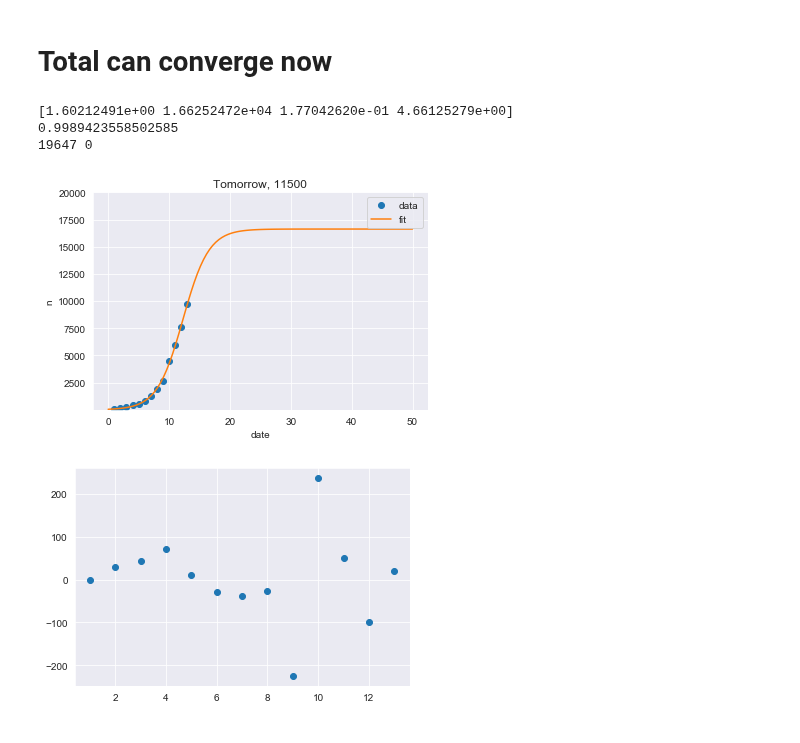
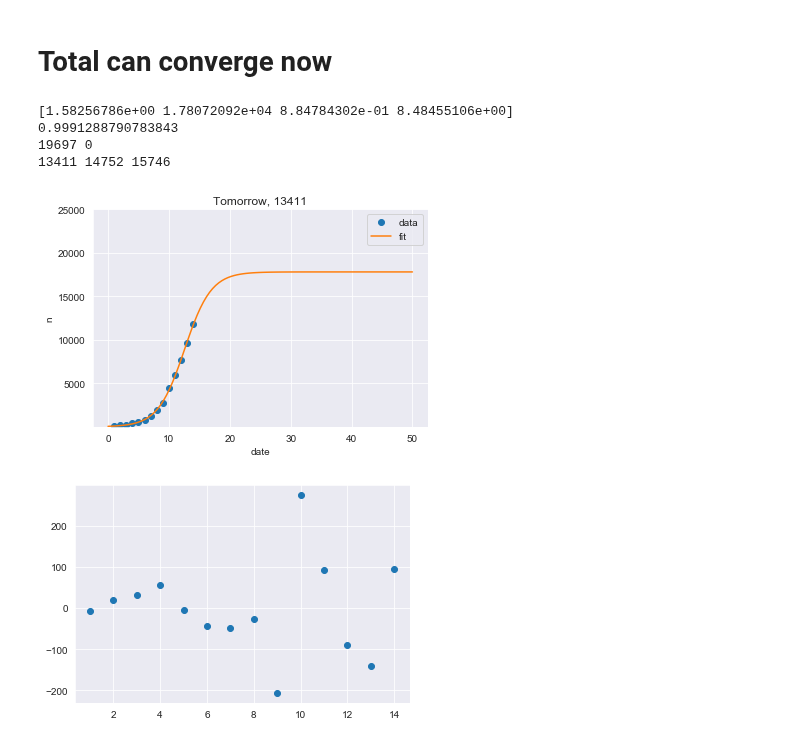
Before and after one commit to tongbaojia/vr_2020, a Jupyter notebook: Virus.ipynb, the cells around one changed output. Drawn from its saved outputs; the diff is of its cells as text; code cells hidden in the pictures.

```diff
--- a/Virus.ipynb
+++ b/Virus.ipynb
@@ -19,7 +19,8 @@ c = [
     1771,
     1459,
     1737,
-    2063
+    1982,
+    2182
 ]
 # %%
 import matplotlib.pyplot as plt
@@ -129,7 +130,7 @@ def sigmoid(x, a, n, b, c):
 
 # initial guess for curve fit coefficients
 ydata = np.array(total)
-guess = [1, 20000, 2, 5]
+guess = [1, 30000, 2, 5]
 popt, pcov = curve_fit(sigmoid, xdata, ydata, p0=guess, sigma=np.sqrt(xdata), bounds=([0, 1E4, 0, 0], [10, 1E6, 20, 20]))
 print(popt)
 
@@ -137,37 +138,39 @@ residuals = ydata - sigmoid(xdata, *popt)
 ss_res = np.sum(residuals**2)
 ss_tot = np.sum((ydata-np.mean(ydata))**2)
 r_squared = 1 - (ss_res / ss_tot)
 print(r_squared)
 
 perr = np.sqrt(np.diag(pcov))
 popt_up = popt + nstd * perr
 popt_down = popt - nstd * perr
 
 x = np.linspace(0, 50, 100)
 y = sigmoid(x, *popt)
 
 tmr = len(xdata) + 1
 pred = int(sigmoid(tmr, *popt))
 pred_up = int(sigmoid(tmr, *popt_up))
 pred_down = int(sigmoid(tmr, *popt_down))
 print(pred_up, pred_down)
+print(pred, int(sigmoid(tmr + 1, *popt)), int(sigmoid(tmr + 2, *popt)))
 
 plt.plot(xdata, ydata, 'o', label='data')
 plt.plot(x, y, label='fit')
 # plt.plot(x, sigmoid(x, *popt_up), c='g', dashes=[6, 2], lw=1., label='95% cf up')
 # plt.plot(x, sigmoid(x, *popt_down), c='b', dashes=[6, 2], lw=1., label='95% cf down')
 plt.title("Tomorrow, {}".format(pred))
-plt.ylim(1, 2E4)
-plt.savefig('Plots/1_31_2020_sigmoid.png', dpi=300)
+plt.ylim(1, 2.5E4)
+plt.savefig('Plots/2_1_2020_sigmoid.png', dpi=300)
 plt.legend(loc='best')
 plt.xlabel('date')
 plt.ylabel('n')
 plt.show()
 plt.plot(xdata, residuals, 'o', label='residuals')
 plt.show()
 # %% [output]
-[1.60212491e+00 1.66252472e+04 1.77042620e-01 4.66125279e+00]
-0.9989423558502585
-19647 0
+[1.58256786e+00 1.78072092e+04 8.84784302e-01 8.48455106e+00]
+0.9991288790783843
+19697 0
+13411 14752 15746
-[figure, old version]
+[figure, new version]
-[figure, old version]
+[figure, new version]
```
Also changed, not shown: parts of 2 cells of this notebook, 4 other files.
